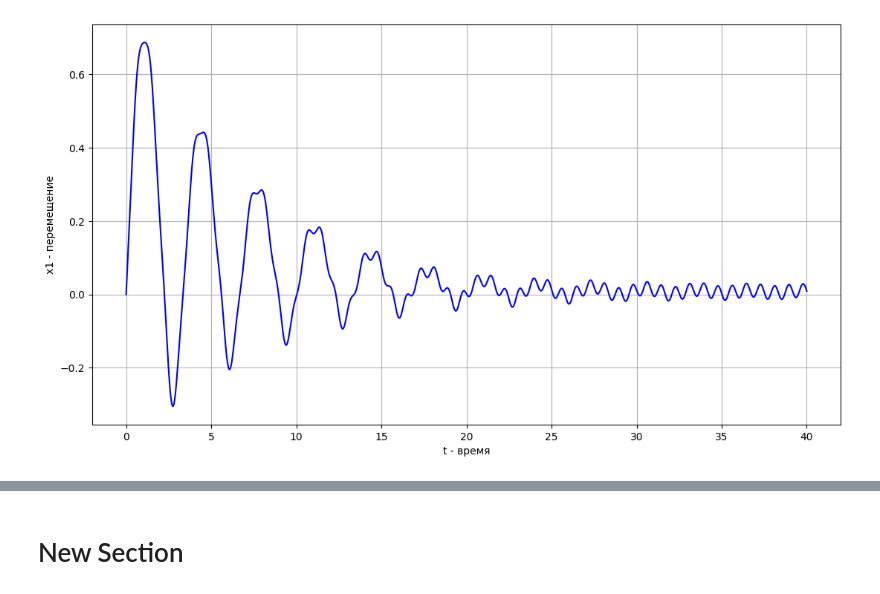
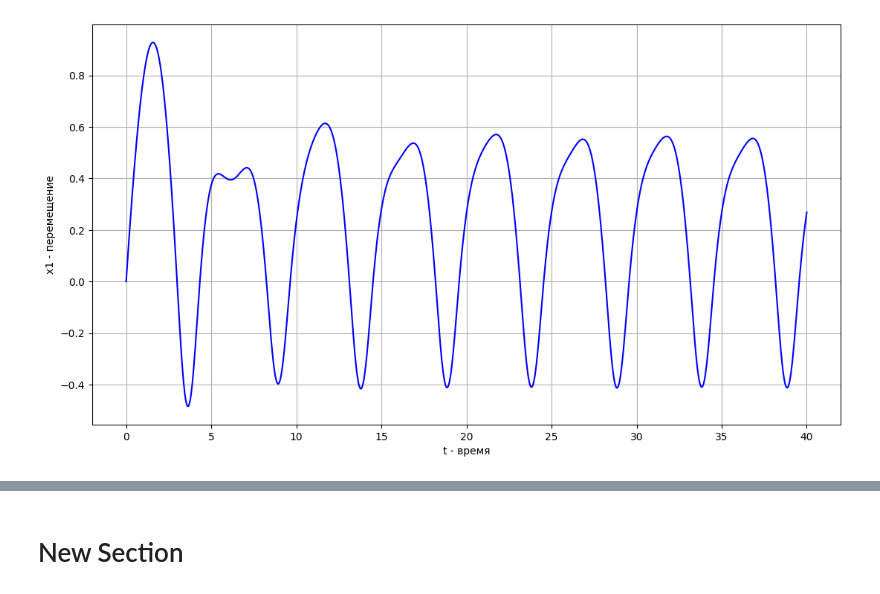
Before and after one commit to TAUforPython/nonlinear_phasepicture, a Jupyter notebook: вынужденное_движение_нелинейных_систем.ipynb, the cells around one changed output, grey strips where cells are left out. Cells and saved outputs as stored; diff of their text form; code cells hidden in the pictures.

```diff
--- a/вынужденное_движение_нелинейных_систем.ipynb
+++ b/вынужденное_движение_нелинейных_систем.ipynb
@@ -40,16 +40,21 @@ def drawPhasePortrait(args, deltaX, deltaDX, startX, stopX, startDX, stopDX, ts,
     plt.grid()
     plt.show()
 # %%
+#задаем параметры системы и начальные условия
+b = 0.25
+c = 5.0
+args=(b, c)
+
 sol = calcODE(args, y0 = 0, dy0 = 1, ts = 40, nt = 2000)
 t = np.linspace(0, 40, 2000)
 plt.figure(figsize=(13,7))
 plt.xlabel('t - время')
 plt.ylabel('x1 - перемещение')
 plt.plot(t, sol[:, 0], 'b')
 plt.grid()
 plt.show()
 # %% [output]
-[figure, old version]
+[figure, new version]
 # %%
 #задаем параметры системы и начальные условия
 b = 0.25
```
Also changed, not shown: parts of 1 cell of this notebook.
